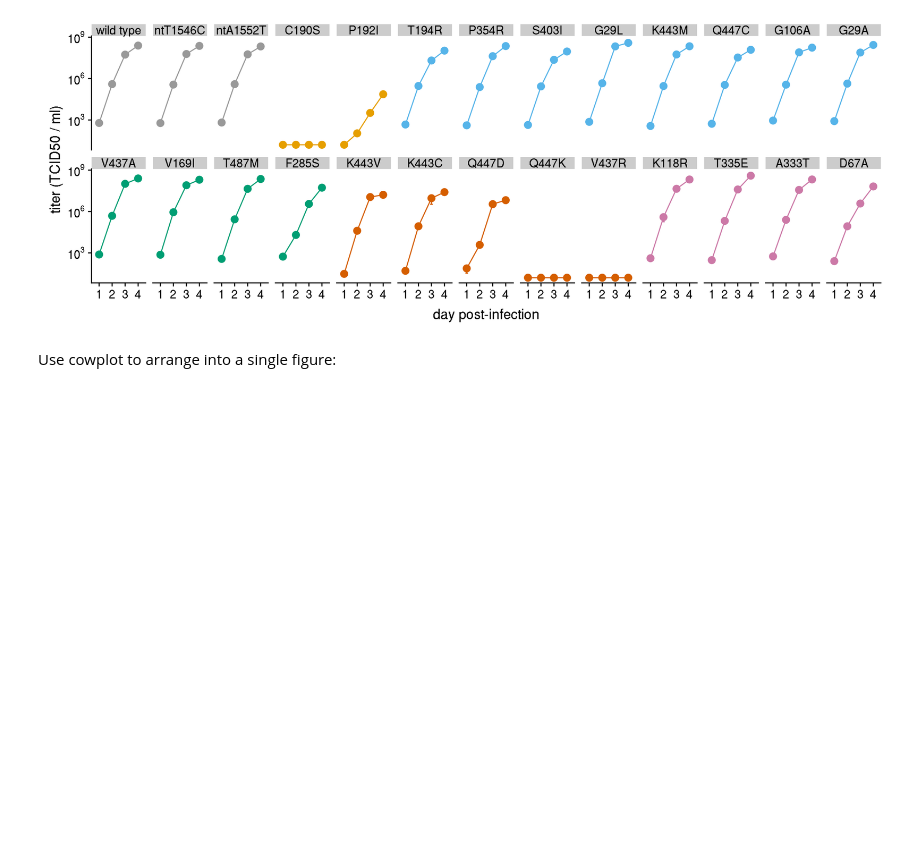
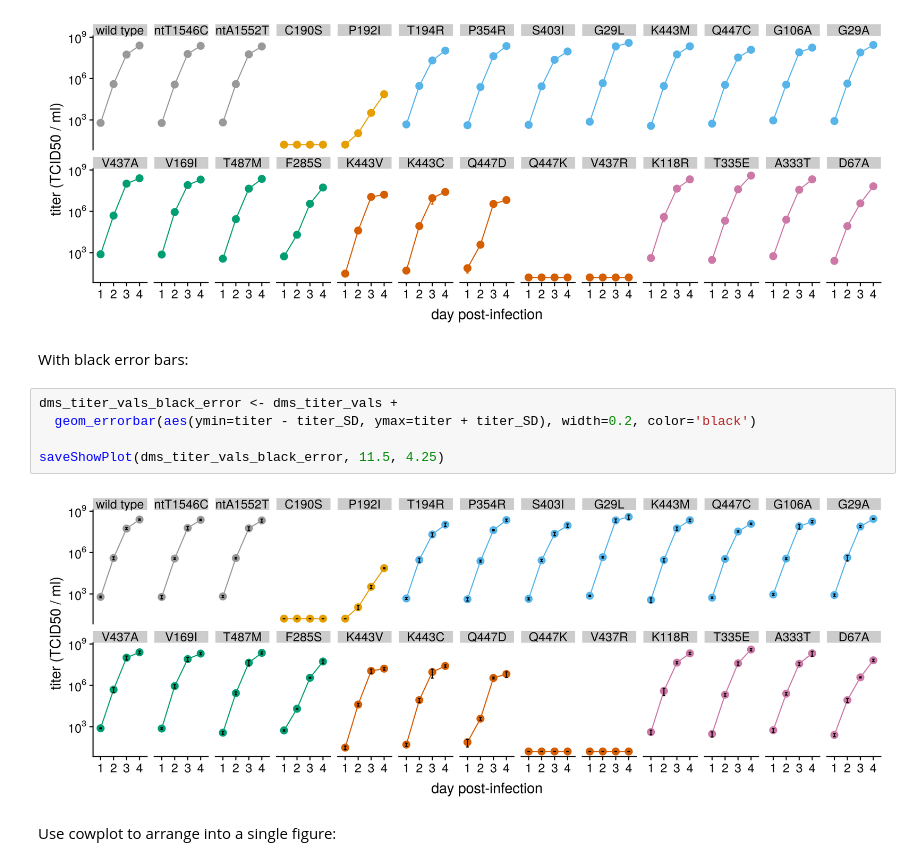
Before and after one commit to jbloomlab/ZIKV_DMS_with_EvansLab, a Jupyter notebook: plot_growth_data.ipynb, the cells around one changed output. Drawn from its saved outputs; the diff is of its cells as text; blank space fills up the shorter version.

Commit message:
add growth plot with black error bars per Matt request

```diff
--- a/plot_growth_data.ipynb
+++ b/plot_growth_data.ipynb
@@ -143,6 +143,15 @@ dms_titer_vals <- tidy_data %>%
 saveShowPlot(dms_titer_vals, 11.5, 4.25)
 # %% [output]
 [figure]
+# %% [markdown]
+With black error bars:
+# %%
+dms_titer_vals_black_error <- dms_titer_vals +
+  geom_errorbar(aes(ymin=titer - titer_SD, ymax=titer + titer_SD), width=0.2, color='black')
+
+saveShowPlot(dms_titer_vals_black_error, 11.5, 4.25)
+# %% [output]
+[figure, added]
 # %% [markdown]
 Use cowplot to arrange into a single figure:
 # %%
```
Also changed, not shown: parts of 4 cells of this notebook, 6 other files.
